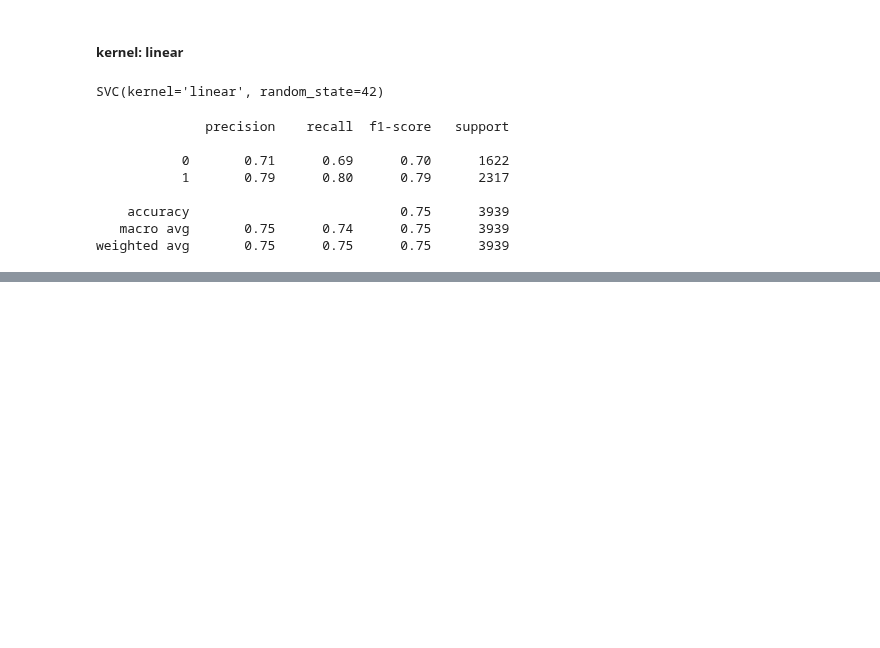
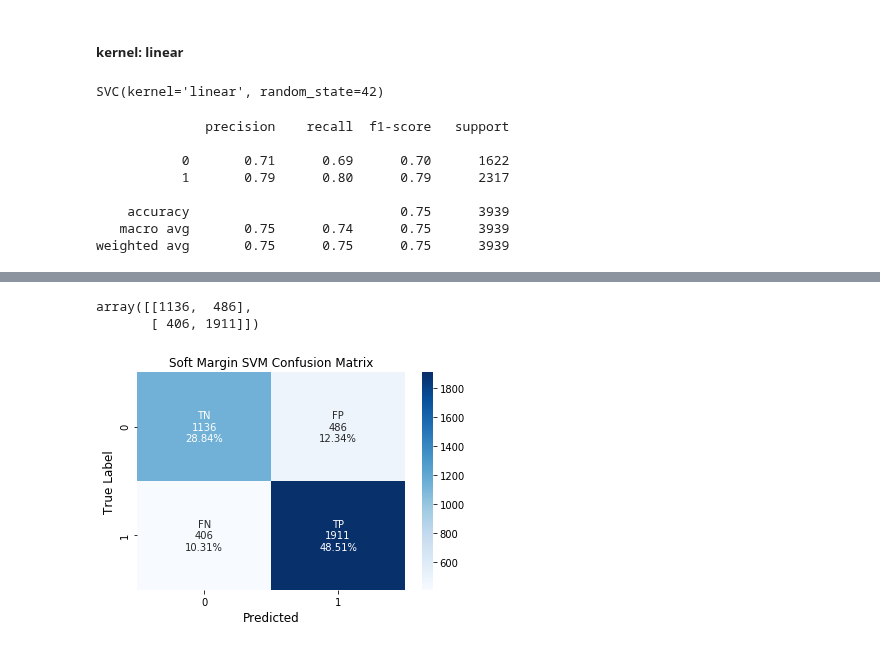
Before and after one commit to gaetanoantonicchio/DataMining-2, a Jupyter notebook: src/Module 2/SVM/SVM_Song-Emotions_classification.ipynb, the cells around one changed output, grey strips where cells are left out. Saved outputs shown, nothing was run; the diff lists cells and outputs as text; code cells hidden in the pictures; blank space fills up the shorter version.

```diff
--- a/src/Module 2/SVM/SVM_Song-Happiness_classification.ipynb
+++ b/src/Module 2/SVM/SVM_Song-Emotions_classification.ipynb
@@ -370,0 +450,3 @@ Fitting 3 folds for each of 24 candidates, totalling 72 fits
+# %%
+svm = SVC(kernel = 'rbf', C=1.419617535998578, random_state=42)
+svm.fit(X_train, y_train)
@@ -370,0 +457,3 @@ Fitting 3 folds for each of 24 candidates, totalling 72 fits
+# %%
+pred_svm = svm.predict(X_test)
+print(classification_report(y_test, pred_svm))
@@ -370,0 +469,10 @@ Fitting 3 folds for each of 24 candidates, totalling 72 fits
+# %%
+cf_matrix_soft = confusion_matrix(y_test, pred_svm)
+cf_matrix_soft
+# %% [output]
+array([[1136,  486],
+       [ 406, 1911]])
+# %%
+make_confusion_matrix(cf_matrix_soft, 'Soft Margin SVM Confusion Matrix')
+# %% [output]
+[figure, added]
```
Also changed, not shown: parts of 23 cells of this notebook, 1 other file.
